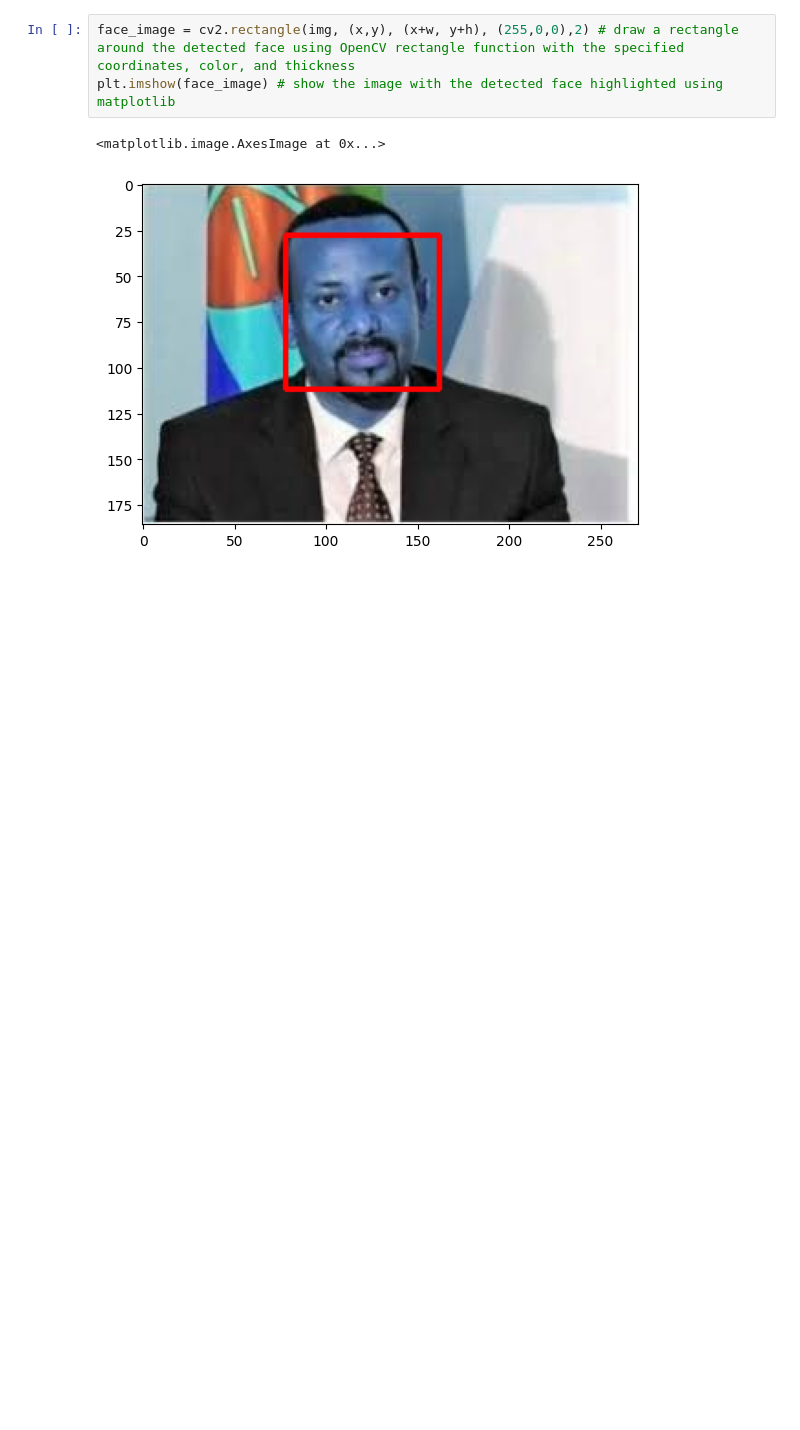
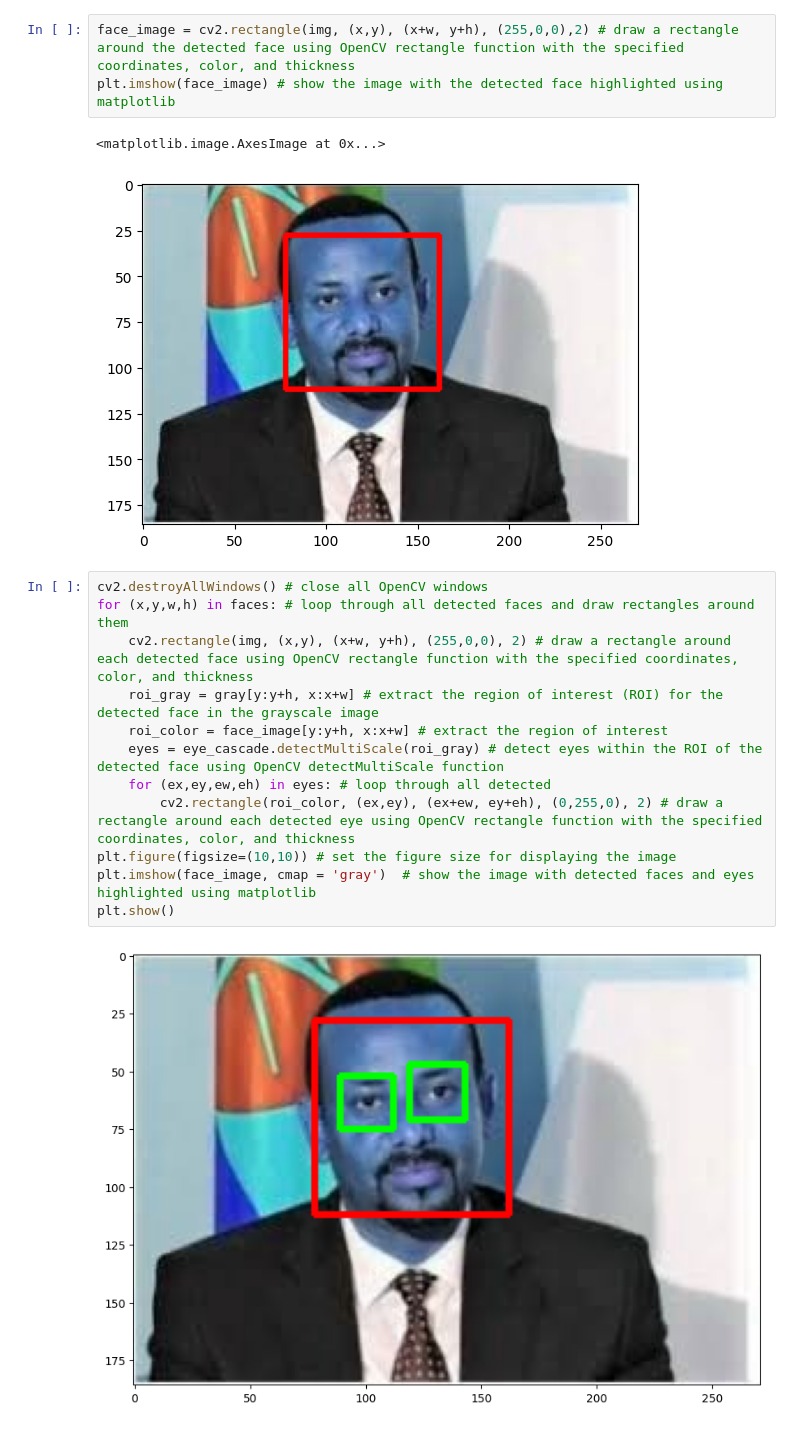
Before and after one commit to muhe-byte/Leaders_Image_Classification_Model, a Jupyter notebook: Cleaning & Modeling.ipynb, the cells around one changed output. Drawn from its saved outputs; the diff is of its cells as text; blank space fills up the shorter version.

Commit message:
Today I write the code for 2 eyes detection and test the images of Dr. abiy ahmed if it detect the 2 eyes or not

```diff
--- a/Cleaning & Modeling.ipynb
+++ b/Cleaning & Modeling.ipynb
@@ -64,3 +64,17 @@ plt.imshow(face_image) # show the image with the detected face highlighted using
 # %% [output]
 <matplotlib.image.AxesImage at 0x...>
 [figure]
+# %%
+cv2.destroyAllWindows() # close all OpenCV windows
+for (x,y,w,h) in faces: # loop through all detected faces and draw rectangles around them
+    cv2.rectangle(img, (x,y), (x+w, y+h), (255,0,0), 2) # draw a rectangle around each detected face using OpenCV rectangle function with the specified coordinates, color, and thickness
+    roi_gray = gray[y:y+h, x:x+w] # extract the region of interest (ROI) for the detected face in the grayscale image
+    roi_color = face_image[y:y+h, x:x+w] # extract the region of interest
+    eyes = eye_cascade.detectMultiScale(roi_gray) # detect eyes within the ROI of the detected face using OpenCV detectMultiScale function
+    for (ex,ey,ew,eh) in eyes: # loop through all detected
+        cv2.rectangle(roi_color, (ex,ey), (ex+ew, ey+eh), (0,255,0), 2) # draw a rectangle around each detected eye using OpenCV rectangle function with the specified coordinates, color, and thickness
+plt.figure(figsize=(10,10)) # set the figure size for displaying the image
+plt.imshow(face_image, cmap = 'gray')  # show the image with detected faces and eyes highlighted using matplotlib
+plt.show()
+# %% [output]
+[figure, added]
```
Also changed, not shown: parts of 11 cells of this notebook.
